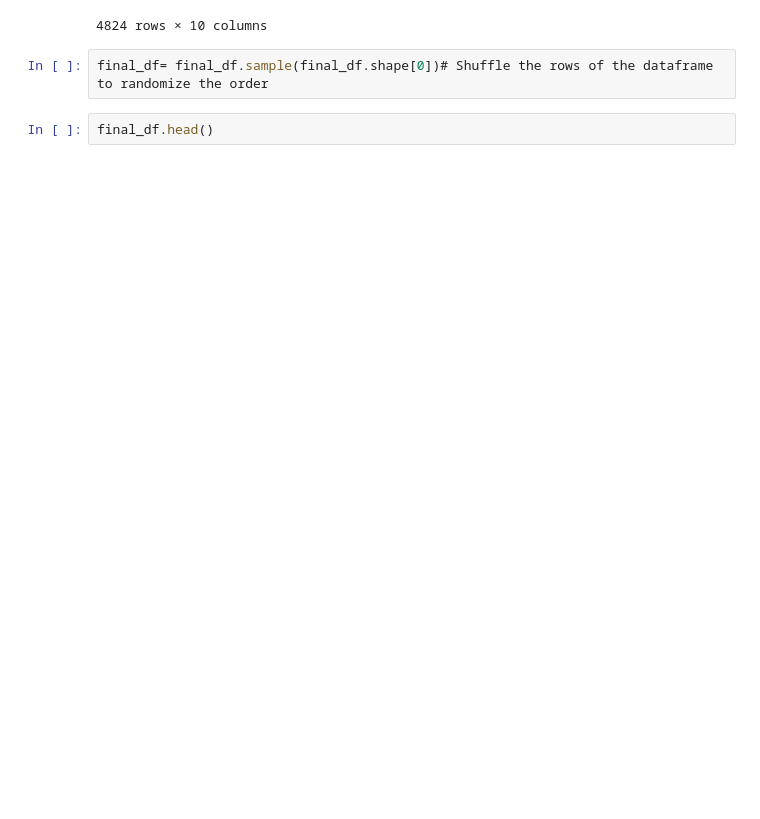
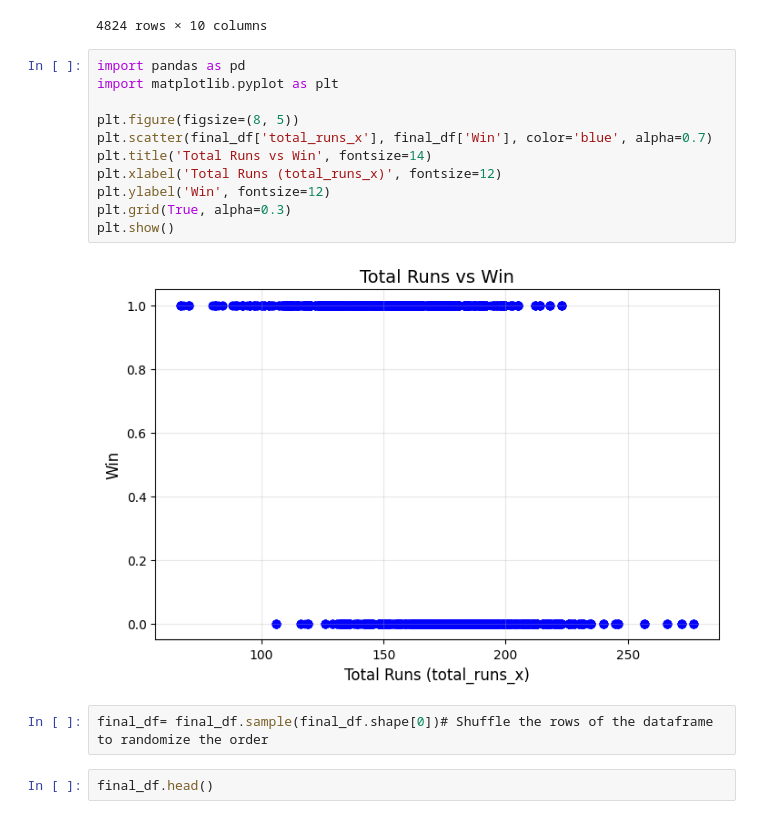
Before and after one commit to Parakkrama24/machinelaerningProject, a Jupyter notebook: IPLWinPrediction.ipynb, the cells around one changed output. Drawn from its saved outputs; the diff is of its cells as text; blank space fills up the shorter version.

```diff
--- a/IPLWinPrediction.ipynb
+++ b/IPLWinPrediction.ipynb
@@ -575,6 +656,19 @@ final_df
 | 4822 | Kolkata Knight Riders | Sunrisers Hyderabad | Chennai | 29 | 79 | 9 | 113 | 12.292683 | 2.202532 | ... |
 | 4823 | Kolkata Knight Riders | Sunrisers Hyderabad | Chennai | 17 | 70 | 9 | 113 | 11.520000 | 1.457143 | ... |
 4824 rows × 10 columns
+# %%
+import pandas as pd
+import matplotlib.pyplot as plt
+
+plt.figure(figsize=(8, 5))
+plt.scatter(final_df['total_runs_x'], final_df['Win'], color='blue', alpha=0.7)
+plt.title('Total Runs vs Win', fontsize=14)
+plt.xlabel('Total Runs (total_runs_x)', fontsize=12)
+plt.ylabel('Win', fontsize=12)
+plt.grid(True, alpha=0.3)
+plt.show()
+# %% [output]
+[figure, added]
 # %%
 final_df= final_df.sample(final_df.shape[0])# Shuffle the rows of the dataframe to randomize the order
 # %%
```
Also changed, not shown: parts of 44 cells of this notebook.
